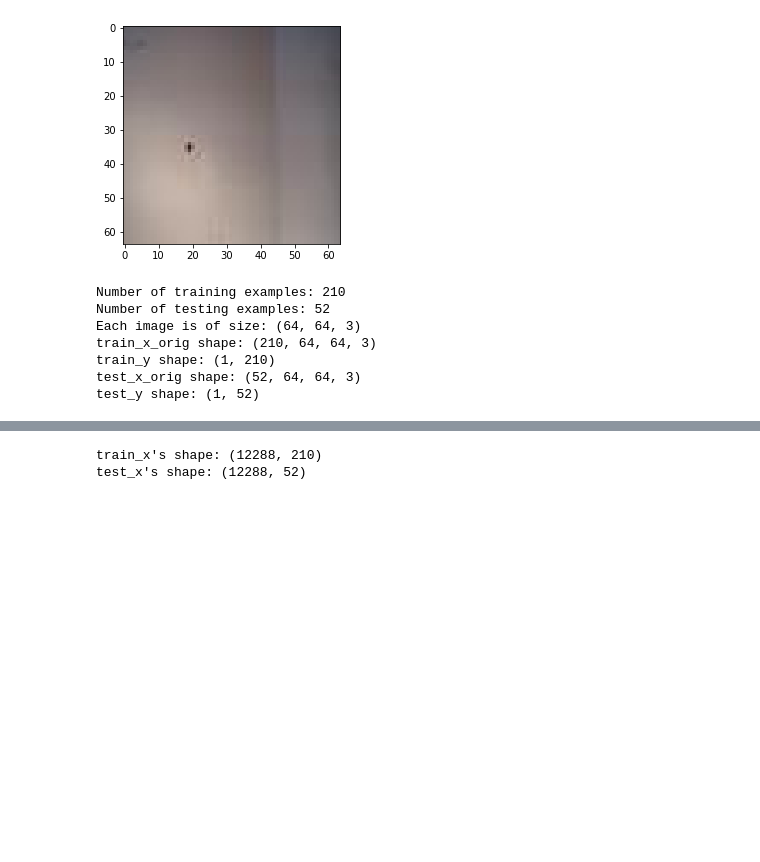
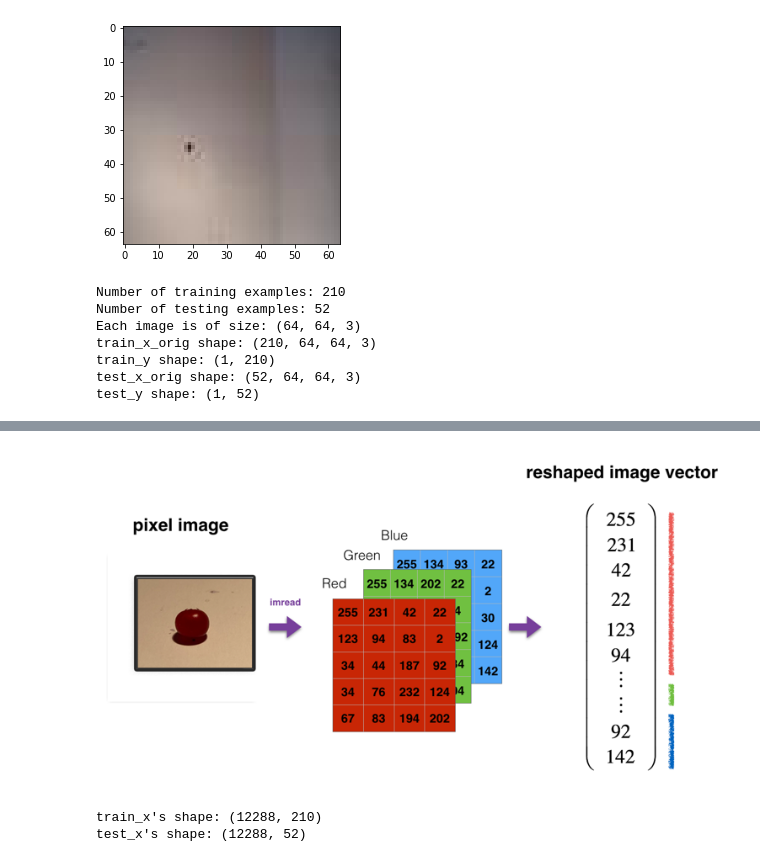
Before and after one commit to tomaslindstrom/Lingon_Deep_NN, a Jupyter notebook: Lingon- Deep Neural Network .ipynb, the cells around one changed output, grey strips where cells are left out. Drawn from its saved outputs; the diff is of its cells as text; code cells hidden in the pictures; blank space fills up the shorter version.

```diff
--- a/Lingon- Deep Neural Network .ipynb
+++ b/Lingon- Deep Neural Network .ipynb
@@ -198,6 +199,14 @@ As usual, you reshape and standardize the images before feeding them to the netw
 <img src="images/imvectorkiank_lingon.png" style="width:650px;height:300px;">
 
 <caption><center> <u>Figure 1</u>: Image to vector conversion. <br> </center></caption>
+# %%
+#Only execute to display image in GIT
+im_imvectorkiank_lingon = Image.open("images/imvectorkiank_lingon.png")
+size = 750, 450
+im_imvectorkiank_lingon.thumbnail(size)
+display(im_imvectorkiank_lingon)
+# %% [output]
+[figure, added]
 # %%
 # Reshape the training and test examples
 train_x_flatten = train_x_orig.reshape(train_x_orig.shape[0], -1).T   # The "-1" makes reshape flatten the remaining dimensions
```
Also changed, not shown: parts of 22 cells of this notebook, 2 other files.
